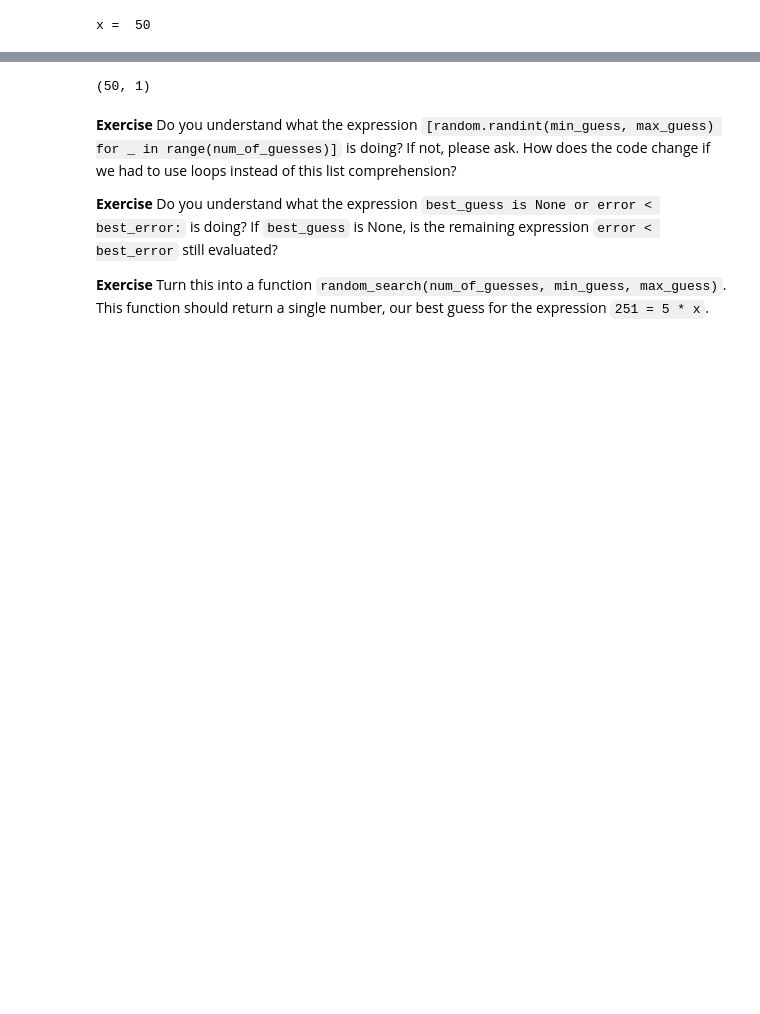
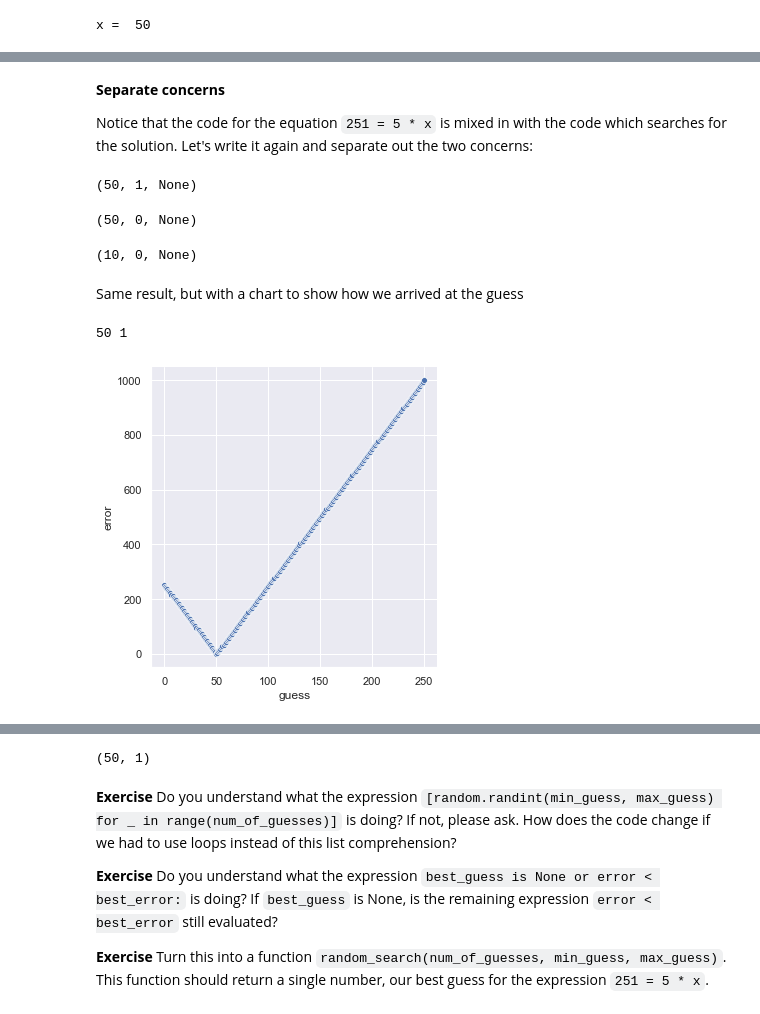
Before and after one commit to falconair/ProgrammingForAnalytics, a Jupyter notebook: lectures/gradient_descent/Gradient Descent.ipynb, the cells around one changed output, grey strips where cells are left out. Drawn from its saved outputs; the diff is of its cells as text; code cells hidden in the pictures; blank space fills up the shorter version.

```diff
--- a/lectures/gradient_descent/Gradient Descent.ipynb
+++ b/lectures/gradient_descent/Gradient Descent.ipynb
@@ -26,0 +83,48 @@ x =  50
+# %% [markdown]
+**Separate concerns**
+
+Notice that the code for the equation `251 = 5 * x` is mixed in with the code which searches for the solution. Let's write it again and separate out the two concerns:
+# %%
+def eqn(x): return 5 * x
+
+def guess(equation, target, guess_min, guess_max, return_intermediate_vals=False):
+    best_error = None
+    best_guess = None
+
+    guesses_errors = list() # store errors and guesses to visualize
+
+    for g in range(guess_min, guess_max):
+        result = equation(g)
+        error  = abs(target - result)
+
+        guesses_errors.append((g, error)) # store errors and guesses to visualize
+
+        if best_guess is None or error < best_error:
+            best_guess = g
+            best_error = error
+    if return_intermediate_vals:
+        return best_guess, best_error, guesses_errors
+    else:
+        return best_guess, best_error, None
+# %%
+guess(eqn, 251, 0, 251)
+# %% [output]
+(50, 1, None)
+# %%
+guess(eqn, 250, 0, 251)
+# %% [output]
+(50, 0, None)
+# %%
+guess(lambda x: x * 25, 250, 0, 251)
+# %% [output]
+(10, 0, None)
+# %% [markdown]
+Same result, but with a chart to show how we arrived at the guess
+# %%
+best_guess, best_error, guesses = guess(eqn, 251, 0, 251, return_intermediate_vals=True)
+
+print(best_guess, best_error)
+sns.relplot(x="guess", y="error", data=pd.DataFrame(guesses, columns=["guess", "error"]));
+# %% [output]
+50 1
+[figure, added]
```
Also changed, not shown: parts of 12 cells of this notebook, 8 other files.
